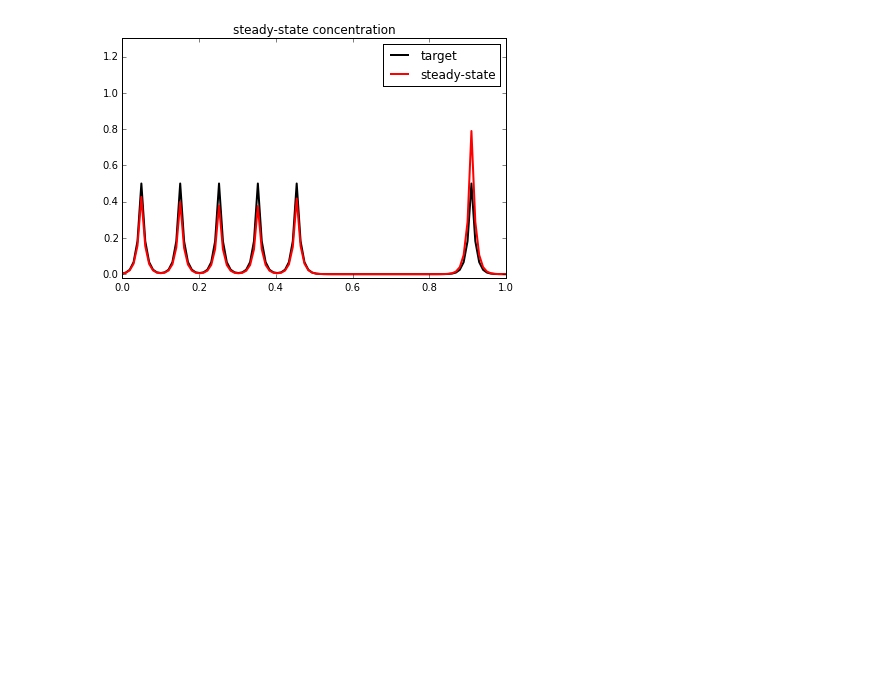
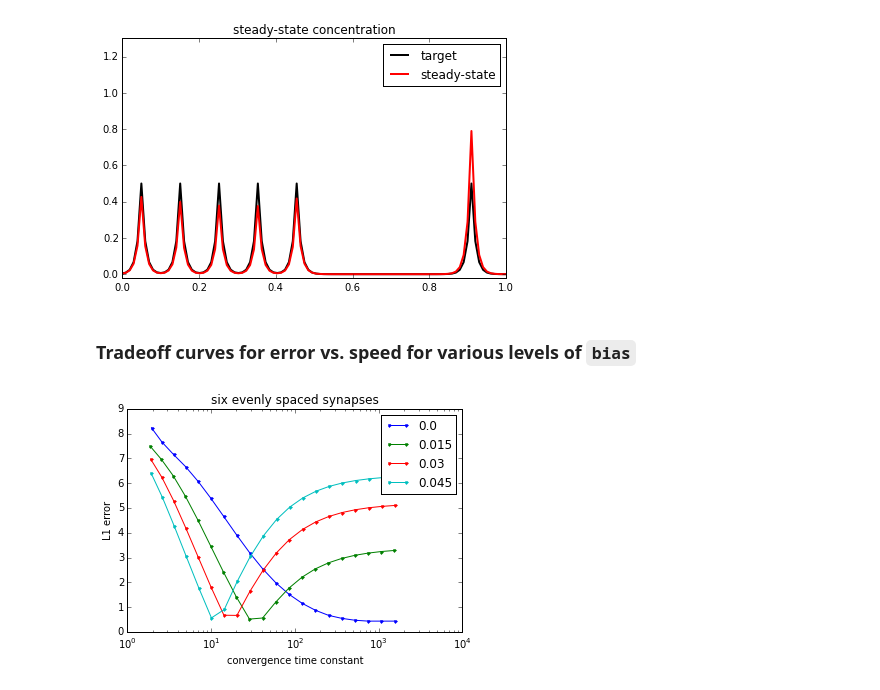
Before and after one commit to toleary/Williams-etal-Synaptic-Transport, a Jupyter notebook: code/06_cable_heterosynaptic/final.ipynb, the cells around one changed output. Drawn from its saved outputs; the diff is of its cells as text; code cells hidden in the pictures; blank space fills up the shorter version.

Commit message:
prelim final figure

```diff
--- a/code/06_cable_heterosynaptic/final.ipynb
+++ b/code/06_cable_heterosynaptic/final.ipynb
@@ -38,6 +38,7 @@ def get_matrix(n_syn,timescale,bias,syn_loc):
 
     # detachment rates
     c = timescale*y
+
     # trafficking rates, constrain so that a+b = 1
     a = np.linspace(0.5+bias,0.5,N-1)
     b = np.linspace(0.5-bias,0.5,N-1)
@@ -91,7 +92,7 @@ def run_sim(n_syn,timescale=1e-4,bias=0.0,syn_loc=None):
 
 def save_steady_state(filename,n_syn,timescale=1e-4,bias=0.0,syn_loc=None):
     A,u0,y = get_matrix(n_syn,timescale,bias,syn_loc)
-    tss = 10**(-np.log10(timescale)+3)
+    tss = 10**(-np.log10(timescale)+4)
     uss = np.dot(expm(A*tss),u0) # steady-state profile
 
     plt.figure()
@@ -102,6 +103,20 @@ def save_steady_state(filename,n_syn,timescale=1e-4,bias=0.0,syn_loc=None):
     plt.legend(('target','steady-state'))
     plt.tight_layout()
     plt.savefig(filename+'.svg')
+
+def calc_tradeoff_curve(n_syn,bias=0.0,syn_loc=None):
+    tau,err = [],[]
+    for timescale in np.logspace(-4,-1,20):
+        A,u0,y = get_matrix(n_syn,timescale,bias,syn_loc)
+        w,v = np.linalg.eig(A[:N,:N])
+        w = np.sort(w)
+        #print 'timescale = ' + str(timescale**-1)
+        #print 'smallest eig = ' + str(w[-1])
+        tss = 10**(-np.log10(timescale)+4)
+        uss = np.dot(expm(A*tss),u0) # steady-state profile
+        err.append(np.sum(np.abs(y-uss[N:])))
+        tau.append((-w[-1])**-1 / N) # normalized convergence time constant
+    return np.array(tau),np.array(err)
 # %% [markdown]
 ### Precise, flexible, but slow trafficking
 
@@ -170,3 +185,19 @@ save_steady_state('C3',6,bias=0.032,timescale=1e-2,syn_loc=[0.05,0.15,0.25,0.35,
 [figure]
 [figure]
 [figure]
+# %% [markdown]
+### Tradeoff curves for error vs. speed for various levels of `bias`
+# %%
+plt.figure()
+bias_levels = [0.0,0.015,0.03,0.045]
+for bias in bias_levels:
+    tau,err = calc_tradeoff_curve(6,bias=bias)
+    plt.plot(tau,err,'.-')
+plt.xscale('log')
+plt.xlabel('convergence time constant')
+plt.ylabel('L1 error')
+plt.title('six evenly spaced synapses')
+plt.legend(bias_levels)
+plt.savefig('D.svg')
+# %% [output]
+[figure, added]
```
Also changed, not shown: parts of 3 cells of this notebook, 7 other files.
